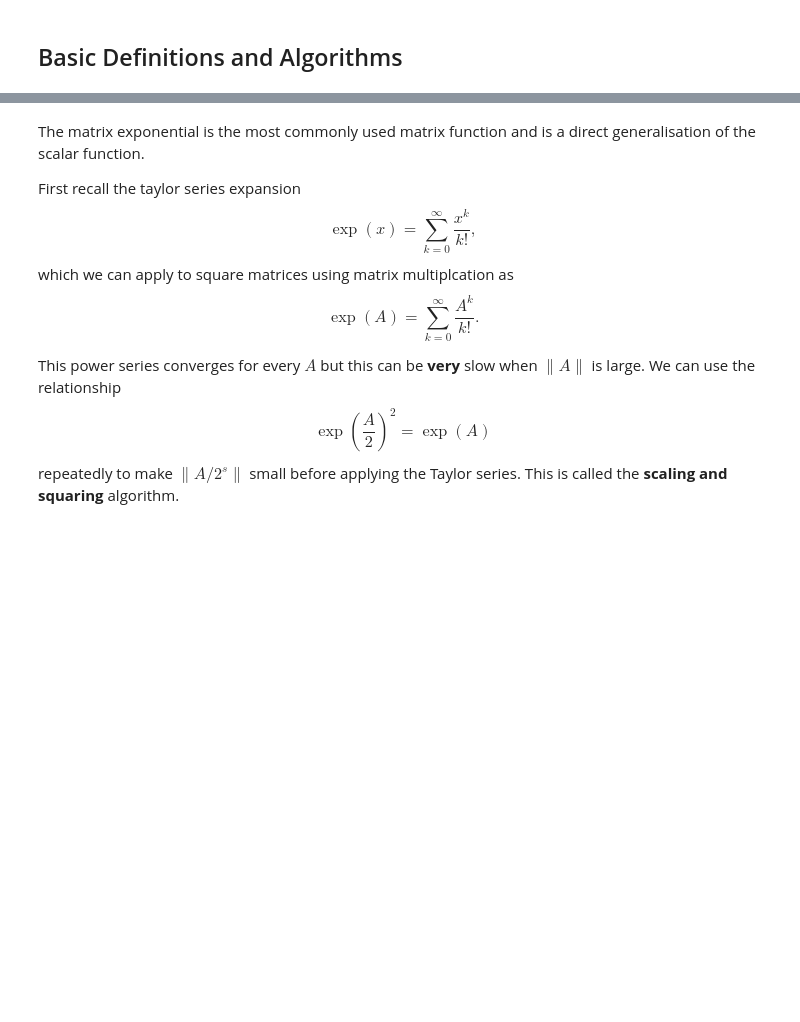
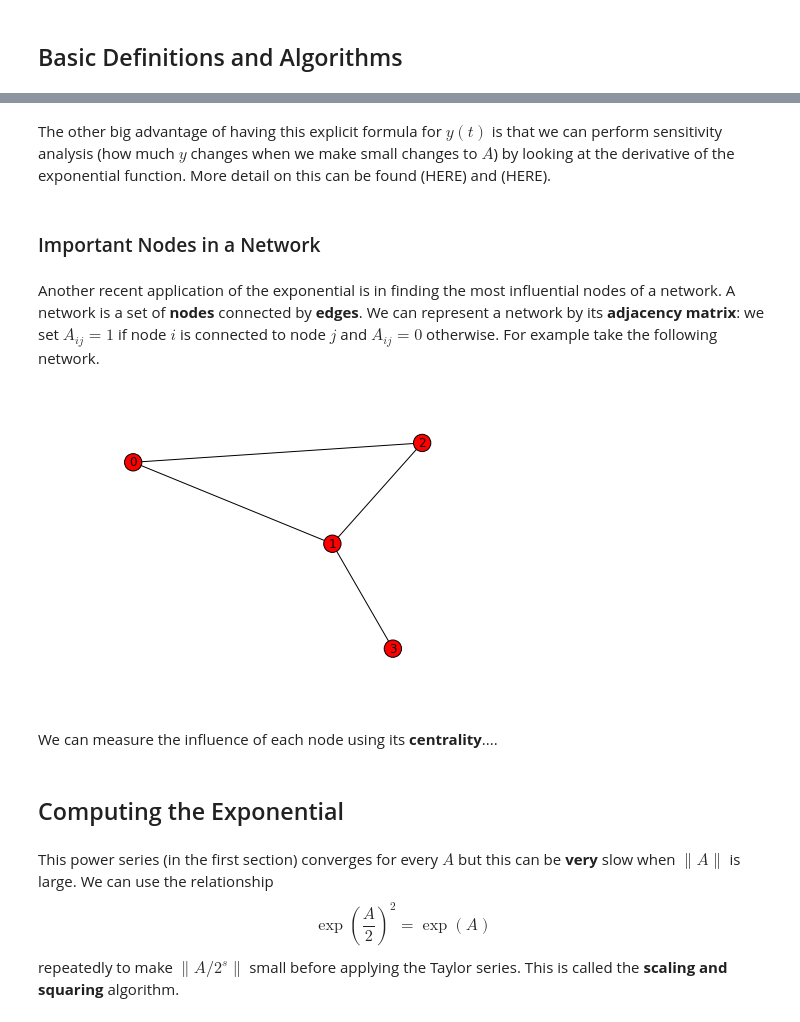
Before and after one commit to sdrelton/matrix_function_notebooks, a Jupyter notebook: TheMatrixExponential.ipynb, the cells around one changed output, grey strips where cells are left out. Drawn from its saved outputs; the diff is of its cells as text; code cells hidden in the pictures; blank space fills up the shorter version.

```diff
--- a/TheMatrixExponential.ipynb
+++ b/TheMatrixExponential.ipynb
@@ -11,12 +64,31 @@ import matplotlib.pyplot as plt
+# %% [markdown]
+The other big advantage of having this explicit formula for $y(t)$ is that we can perform
+sensitivity analysis (how much $y$ changes when we make small changes to $A$)
+by looking at the derivative of the exponential function.
+More detail on this can be found (HERE) and (HERE).
+# %% [markdown]
+### Important Nodes in a Network
+# %% [markdown]
+Another recent application of the exponential is in finding the most influential nodes of a network.
+A network is a set of <b>nodes</b> connected by <b>edges</b>.
+We can represent a network by its <b>adjacency matrix</b>:
+we set $A_{ij} = 1$ if node $i$ is connected to node $j$ and $A_{ij} = 0$ otherwise.
+For example take the following network.
+# %%
+import networkx as nx
+
+Adj = np.array([[0, 1, 1, 0], [1, 0, 1, 1], [1, 1, 0, 0], [0, 1, 0, 0]])
+
+G = nx.from_numpy_matrix(Adj)
+nx.draw(G)
+# %% [output]
+[figure, added]
+# %% [markdown]
+We can measure the influence of each node using its <b>centrality</b>....
+# %% [markdown]
+## Computing the Exponential
 # %% [markdown]
-The matrix exponential is the most commonly used matrix function and is a direct generalisation of the scalar function.
-
-First recall the taylor series expansion
-$$\exp(x) = \sum_{k = 0}^\infty \frac{x^k}{k!},$$
-which we can apply to square matrices using matrix multiplcation as
-$$\exp(A) = \sum_{k = 0}^\infty \frac{A^k}{k!}.$$
-
-This power series converges for every $A$ but this can be <b>very</b> slow when $\|A\|$ is large.
+This power series (in the first section) converges for every $A$ but this can be <b>very</b> slow when $\|A\|$ is large.
 We can use the relationship
 $$\exp\left(\frac{A}{2}\right)^2 = \exp(A)$$
 repeatedly to make $\|A/2^s\|$ small before applying the Taylor series.
```
Also changed, not shown: parts of 13 cells of this notebook.
